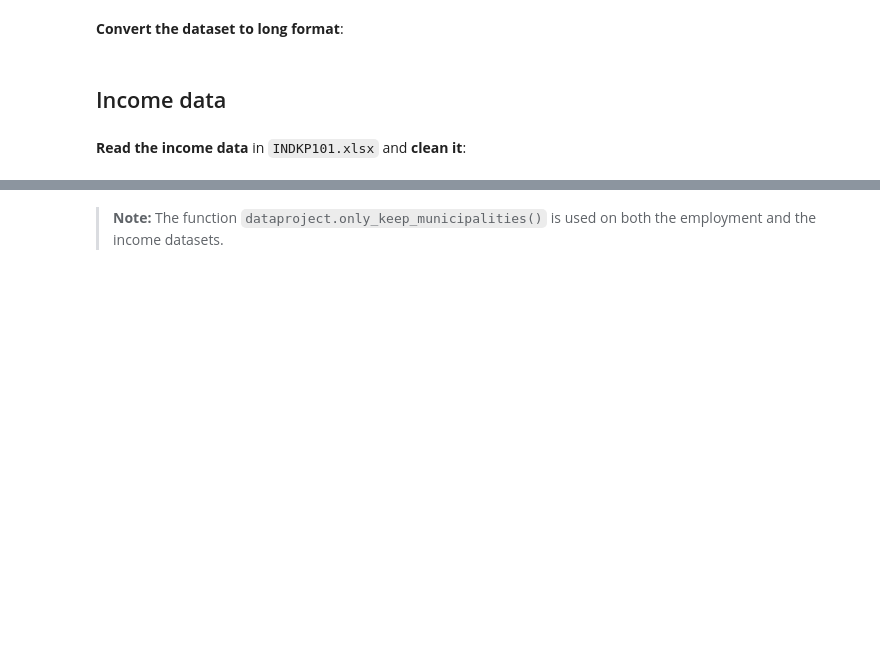
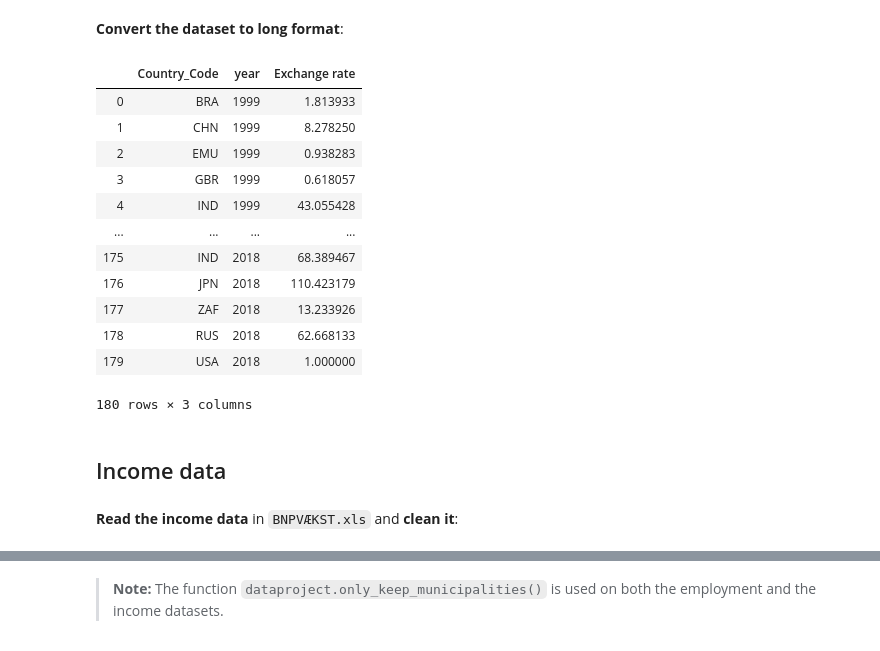
Before and after one commit to NumEconCopenhagen/projects-2020-matrixgymnasterne, a Jupyter notebook: dataproject/dataproject.ipynb, the cells around one changed output, grey strips where cells are left out. Cells and saved outputs as stored; diff of their text form; code cells hidden in the pictures; blank space fills up the shorter version.

```diff
--- a/dataproject/dataproject.ipynb
+++ b/dataproject/dataproject.ipynb
@@ -76,18 +82,32 @@ er2.head(10)
 # %% [markdown]
 **Convert the dataset to long format**:
 # %%
-# a. rename year columns
-mydict = {str(i):f'employment{i}' for i in range(2008,2018)}
-empl.rename(columns = mydict, inplace=True)
+#a. rename year columns
+mydict = {str(i):f'Exchange rate{i}' for i in range(1999,2019)}
+er2.rename(columns = mydict, inplace=True)
 
 # b. convert to long
-empl_long = pd.wide_to_long(empl, stubnames='employment', i='municipality', j='year').reset_index()
+er2_long = pd.wide_to_long(er2, stubnames = 'Exchange rate', i='Country_Code', j='year').reset_index()
 
 # c. show
-empl_long.head()
+er2_long.head(1000)
+# %% [output]
+|  | Country_Code | year | Exchange rate |
+| 0 | BRA | 1999 | 1.813933 |
+| 1 | CHN | 1999 | 8.278250 |
+| 2 | EMU | 1999 | 0.938283 |
+| 3 | GBR | 1999 | 0.618057 |
+| 4 | IND | 1999 | 43.055428 |
+| ... | ... | ... | ... |
+| 175 | IND | 2018 | 68.389467 |
+| 176 | JPN | 2018 | 110.423179 |
+| 177 | ZAF | 2018 | 13.233926 |
+| 178 | RUS | 2018 | 62.668133 |
+| 179 | USA | 2018 | 1.000000 |
+180 rows × 3 columns
 # %% [markdown]
 ## Income data
 # %% [markdown]
-**Read the income data** in ``INDKP101.xlsx`` and **clean it**:
+**Read the income data** in ``BNPVÆKST.xls`` and **clean it**:
 # %%
 # a. load
```
Also changed, not shown: parts of 6 cells of this notebook.
